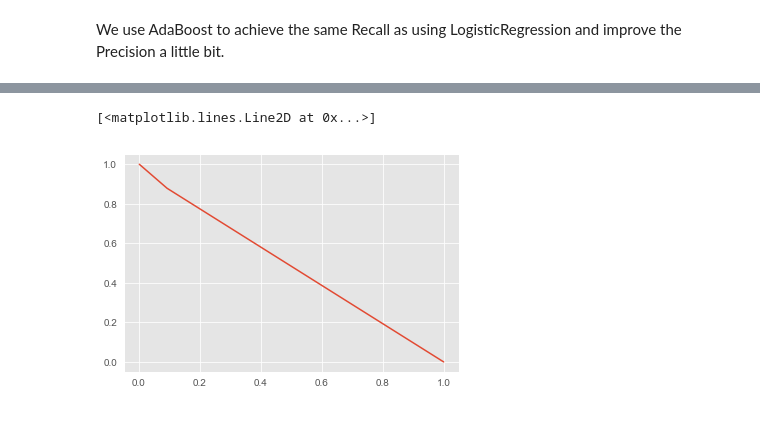
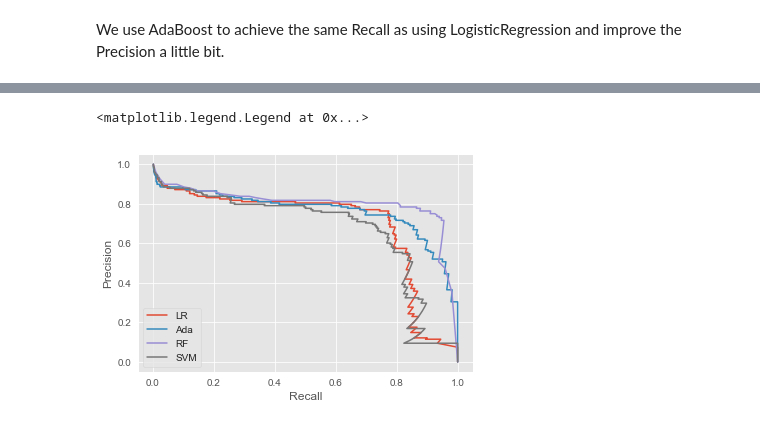
Before and after one commit to yanyucc8/Credit-Fraud-Detection, a Jupyter notebook: credit fraud model.ipynb, the cells around one changed output, grey strips where cells are left out. Cells and saved outputs as stored; diff of their text form; code cells hidden in the pictures.

```diff
--- a/credit fraud model.ipynb
+++ b/credit fraud model.ipynb
@@ -700,8 +711,21 @@ Precision using smote sampling 0.09537784299339692
-# %%
-from sklearn.metrics import precision_recall_curve
-precision, recall, threshold = precision_recall_curve(y_test, ada_res_predict)
-
-plt.plot(precision, recall)
-# %% [output]
-[<matplotlib.lines.Line2D at 0x...>]
-[figure, removed]
+# %%
+
+from sklearn.metrics import precision_recall_curve
+lr_score = LR_ovr_tuning.predict_proba(X_test)[:,1]
+ada_score = ada_res.best_estimator_.predict_proba(X_test)[:,1]
+forest_score = forest_clf_ovr.predict_proba(X_test)[:,1]
+svm_score = svm.decision_function(X_test)
+score_list = list((lr_score,ada_score,forest_score,svm_score))
+colors = ['r','y','b','g']
+labels = ['LR','Ada','RF','SVM']
+
+for score, color, label in zip(score_list, colors, labels):
+    precision, recall, _ = precision_recall_curve(y_test, score)
+    plt.plot(precision, recall,  label = label)
+
+plt.xlabel('Recall')
+plt.ylabel('Precision')
+plt.legend(loc = 'lower left')
+# %% [output]
+<matplotlib.legend.Legend at 0x...>
+[figure, added]
```
Also changed, not shown: parts of 15 cells of this notebook.
